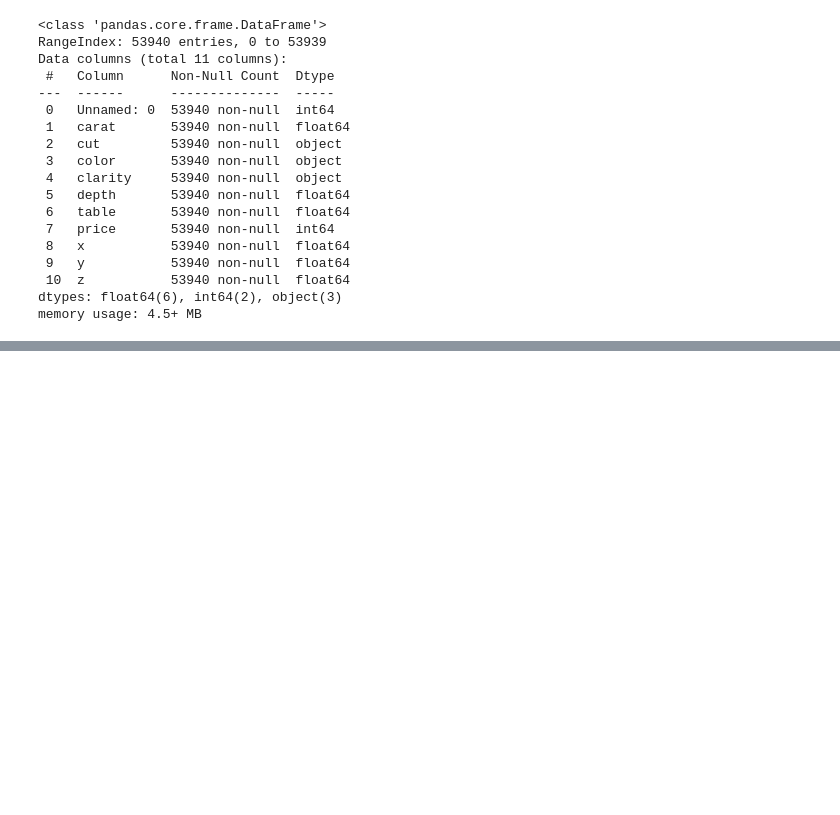
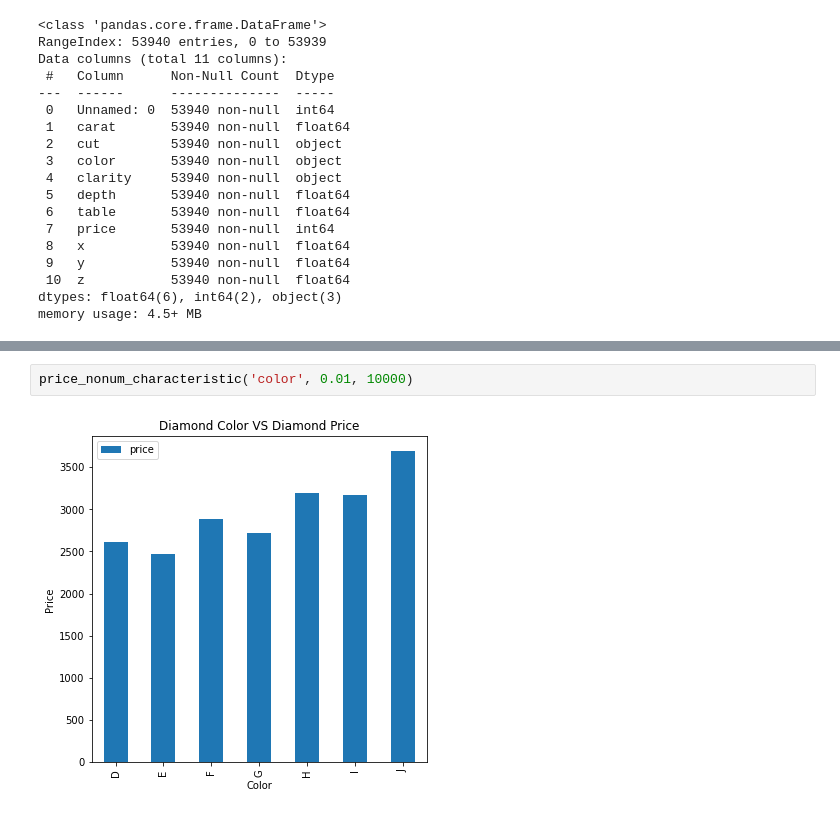
Before and after one commit to Waltercas/CAPSTONE, a Jupyter notebook: Diamonds.ipynb, the cells around one changed output, grey strips where cells are left out. Saved outputs shown, nothing was run; the diff lists cells and outputs as text; blank space fills up the shorter version.

```diff
--- a/Diamonds.ipynb
+++ b/Diamonds.ipynb
@@ -73,0 +69,4 @@ diamonddf.plot.bar()
+# %%
+price_nonum_characteristic('color', 0.01, 10000)
+# %% [output]
+[figure, added]
```
Also changed, not shown: parts of 13 cells of this notebook, 9 other files.
